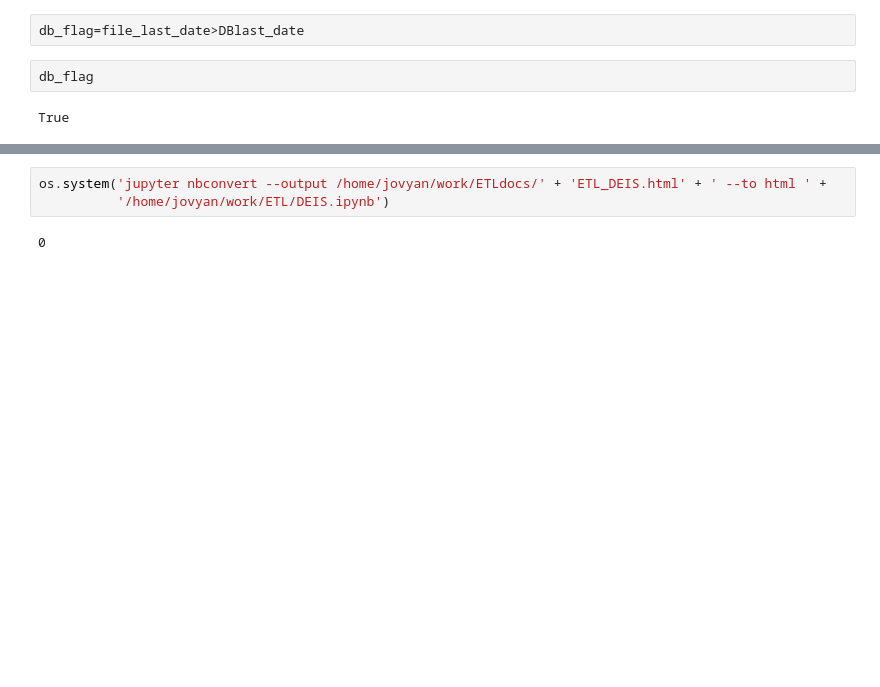
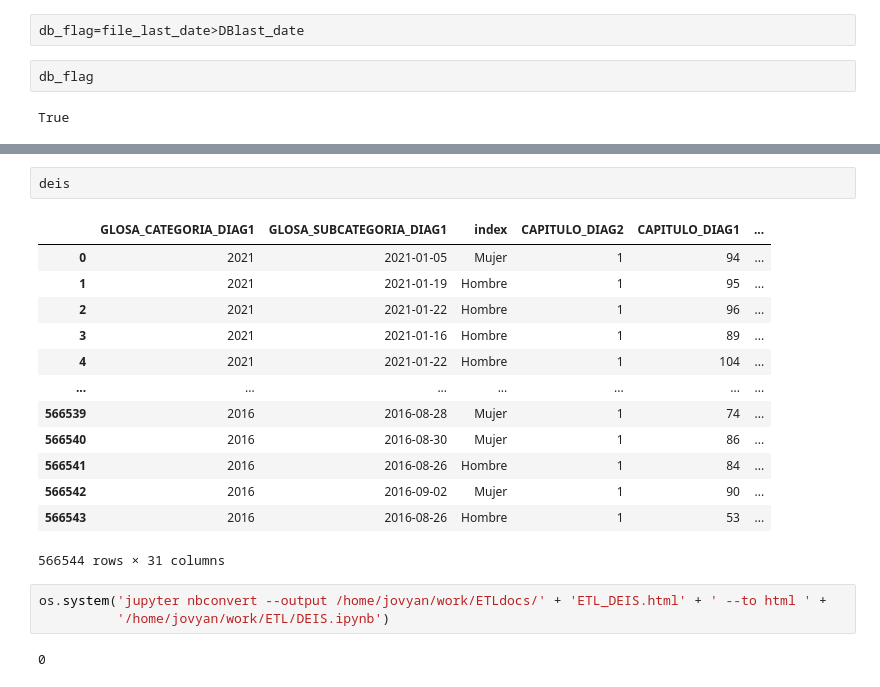
Before and after one commit to panchohumeres/dynamo-covid, a Jupyter notebook: ETL/DEIS.ipynb, the cells around one changed output, grey strips where cells are left out. Saved outputs shown, nothing was run; the diff lists cells and outputs as text; blank space fills up the shorter version.

```diff
--- a/ETL/DEIS.ipynb
+++ b/ETL/DEIS.ipynb
@@ -178,3 +224,19 @@ creating table DEIS_EDAD_FECHA_ROLLING ,schema: DEIS
+# %%
+deis
+# %% [output]
+|  | GLOSA_CATEGORIA_DIAG1 | GLOSA_SUBCATEGORIA_DIAG1 | index | CAPITULO_DIAG2 | CAPITULO_DIAG1 | ... |
+| 0 | 2021 | 2021-01-05 | Mujer | 1 | 94 | ... |
+| 1 | 2021 | 2021-01-19 | Hombre | 1 | 95 | ... |
+| 2 | 2021 | 2021-01-22 | Hombre | 1 | 96 | ... |
+| 3 | 2021 | 2021-01-16 | Hombre | 1 | 89 | ... |
+| 4 | 2021 | 2021-01-22 | Hombre | 1 | 104 | ... |
+| ... | ... | ... | ... | ... | ... | ... |
+| 566539 | 2016 | 2016-08-28 | Mujer | 1 | 74 | ... |
+| 566540 | 2016 | 2016-08-30 | Mujer | 1 | 86 | ... |
+| 566541 | 2016 | 2016-08-26 | Hombre | 1 | 84 | ... |
+| 566542 | 2016 | 2016-09-02 | Mujer | 1 | 90 | ... |
+| 566543 | 2016 | 2016-08-26 | Hombre | 1 | 53 | ... |
+566544 rows × 31 columns
 # %%
 os.system('jupyter nbconvert --output /home/jovyan/work/ETLdocs/' + 'ETL_DEIS.html' + ' --to html ' +
           '/home/jovyan/work/ETL/DEIS.ipynb')
```
Also changed, not shown: parts of 8 cells of this notebook, 6 other files.
